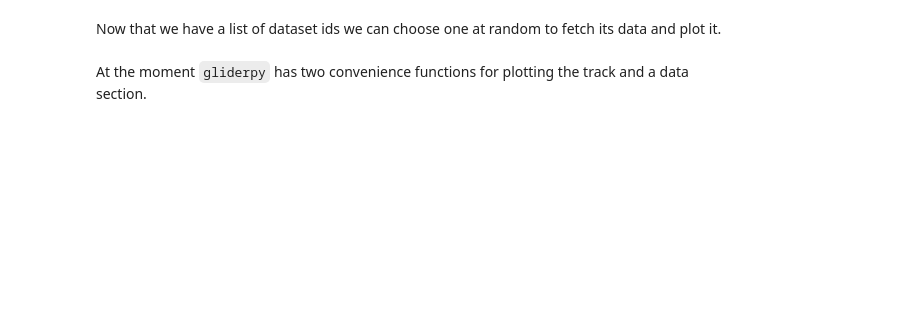
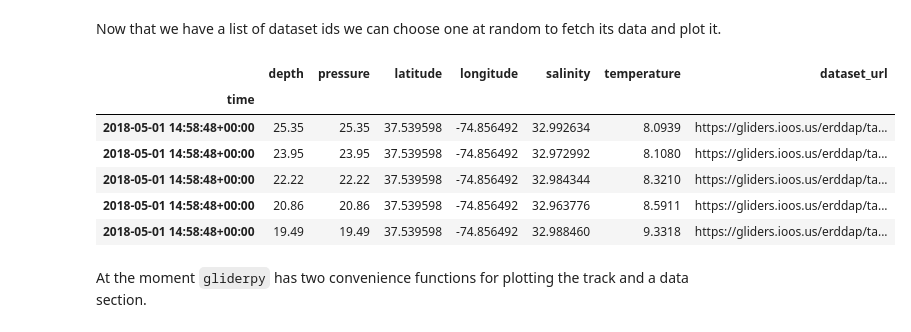
Before and after one commit to ioos/gliderpy, a Jupyter notebook: notebooks/plotting.ipynb, the cells around one changed output. Saved outputs shown, nothing was run; the diff lists cells and outputs as text; code cells hidden in the pictures; blank space fills up the shorter version.

```diff
--- a/notebooks/plotting.ipynb
+++ b/notebooks/plotting.ipynb
@@ -20,11 +25,19 @@ Now that we have a list of dataset ids we can choose one at random to fetch its
 # %%
 from gliderpy.fetchers import GliderDataFetcher
 
 uw_grab = GliderDataFetcher()
-uw_grab.fetcher.dataset_id = ids[42]
+uw_grab.fetcher.dataset_id = ids[0]
 
 df = uw_grab.to_pandas()
 df.head()
+# %% [output]
+|  | depth | pressure | latitude | longitude | salinity | temperature | dataset_url |
+| time |  |  |  |  |  |  |  |
+| 2018-05-01 14:58:48+00:00 | 25.35 | 25.35 | 37.539598 | -74.856492 | 32.992634 | 8.0939 | https://gliders.ioos.us/erddap/ta... |
+| 2018-05-01 14:58:48+00:00 | 23.95 | 23.95 | 37.539598 | -74.856492 | 32.972992 | 8.1080 | https://gliders.ioos.us/erddap/ta... |
+| 2018-05-01 14:58:48+00:00 | 22.22 | 22.22 | 37.539598 | -74.856492 | 32.984344 | 8.3210 | https://gliders.ioos.us/erddap/ta... |
+| 2018-05-01 14:58:48+00:00 | 20.86 | 20.86 | 37.539598 | -74.856492 | 32.963776 | 8.5911 | https://gliders.ioos.us/erddap/ta... |
+| 2018-05-01 14:58:48+00:00 | 19.49 | 19.49 | 37.539598 | -74.856492 | 32.988460 | 9.3318 | https://gliders.ioos.us/erddap/ta... |
 # %% [markdown]
 At the moment `gliderpy` has two convenience functions for plotting the track and a data section.
 # %%
```
Also changed, not shown: parts of 4 cells of this notebook, 3 other files.
